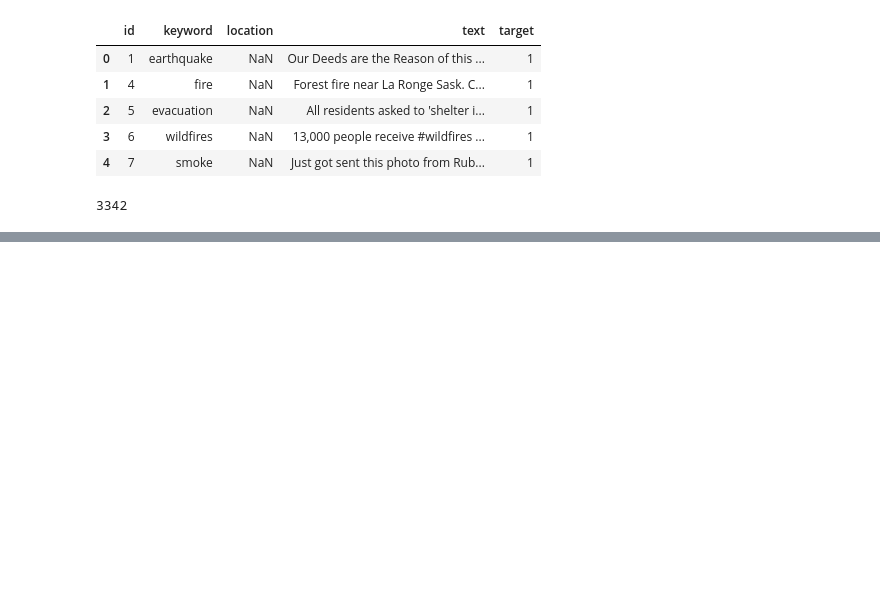
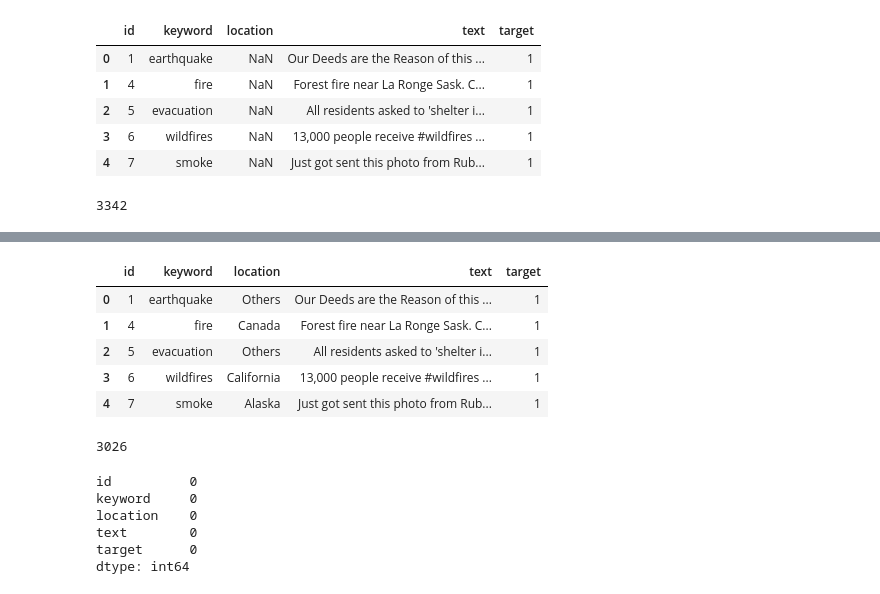
Before and after one commit to Akb-25/Natural-Disaster-Prediction-Kaggle, a Jupyter notebook: work.ipynb, the cells around one changed output, grey strips where cells are left out. Drawn from its saved outputs; the diff is of its cells as text; code cells hidden in the pictures; blank space fills up the shorter version.

```diff
--- a/work.ipynb
+++ b/work.ipynb
@@ -323,0 +243,13 @@ plt.xticks(rotation=90)
+# %%
+def location(cols):
+    location=cols[0]
+    text=cols[1]
+    if pd.notna(location):
+        return location
+    text=nlp(text)
+    for word in text.ents :
+        if word.label_ in ["GPE","LOC"]:
+            return word.text
+    return "Others"
+# %%
+train["location"]=train[["location","text"]].apply(location,axis=1)
@@ -323,0 +308,11 @@ plt.xticks(rotation=90)
+# %%
+train["location"]=train["location"].apply(cleanLocation)
+# %%
+train.head()
+# %% [output]
+|  | id | keyword | location | text | target |
+| 0 | 1 | earthquake | Others | Our Deeds are the Reason of this ... | 1 |
+| 1 | 4 | fire | Canada | Forest fire near La Ronge Sask. C... | 1 |
+| 2 | 5 | evacuation | Others | All residents asked to 'shelter i... | 1 |
+| 3 | 6 | wildfires | California | 13,000 people receive #wildfires ... | 1 |
+| 4 | 7 | smoke | Alaska | Just got sent this photo from Rub... | 1 |
@@ -323,0 +321,13 @@ plt.xticks(rotation=90)
+# %%
+len(location)
+# %% [output]
+3026
+# %%
+train.isnull().sum()
+# %% [output]
+id          0
+keyword     0
+location    0
+text        0
+target      0
+dtype: int64
```
Also changed, not shown: parts of 18 cells of this notebook.
